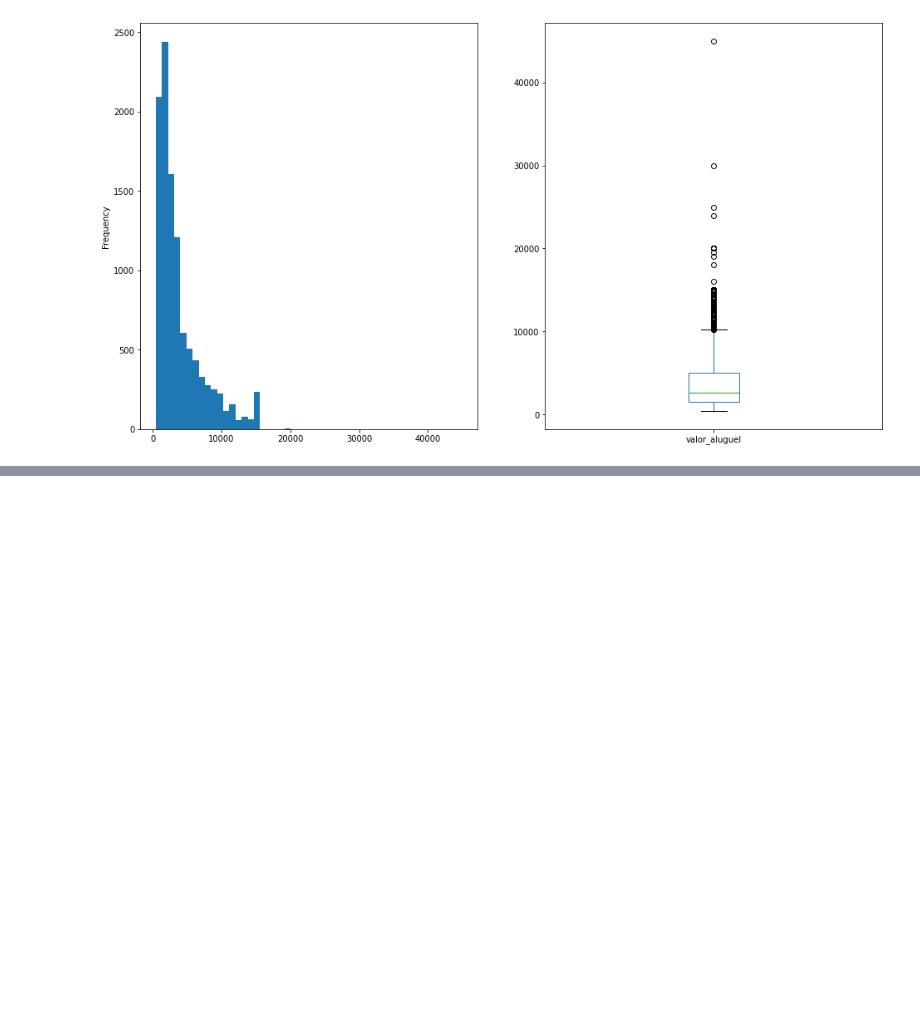
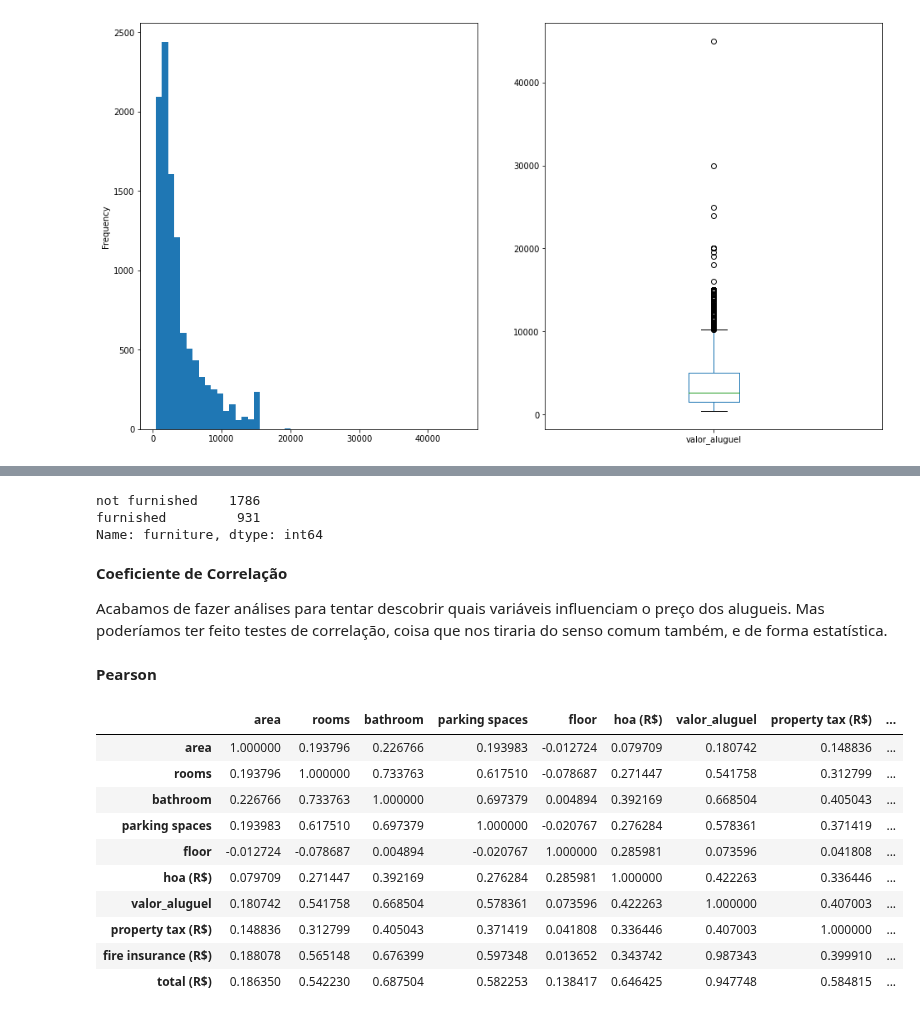
Before and after one commit to mikaelcordeiro/semanas, a Jupyter notebook: semana3/semana_3.ipynb, the cells around one changed output, grey strips where cells are left out. Saved outputs shown, nothing was run; the diff lists cells and outputs as text; code cells hidden in the pictures; blank space fills up the shorter version.

```diff
--- a/semana3/semana_3.ipynb
+++ b/semana3/semana_3.ipynb
@@ -194,0 +272,10 @@ df_lite['valor_aluguel'].plot(kind='box', ax=g2);
+# %%
+df_lite[filt]['furniture'].value_counts()
+# %% [output]
+not furnished    1786
+furnished         931
+Name: furniture, dtype: int64
+# %% [markdown]
+**Coeficiente de Correlação**
+
+Acabamos de fazer análises para tentar descobrir quais variáveis influenciam o preço dos alugueis. Mas poderíamos ter feito testes de correlação, coisa que nos tiraria do senso comum também, e de forma estatística.
@@ -194,0 +284,17 @@ df_lite['valor_aluguel'].plot(kind='box', ax=g2);
+# %% [markdown]
+**Pearson**
+# %%
+pearson = df_lite.loc[:, filt2].corr('pearson')
+pearson
+# %% [output]
+|  | area | rooms | bathroom | parking spaces | floor | hoa (R$) | valor_aluguel | property tax (R$) | ... |
+| area | 1.000000 | 0.193796 | 0.226766 | 0.193983 | -0.012724 | 0.079709 | 0.180742 | 0.148836 | ... |
+| rooms | 0.193796 | 1.000000 | 0.733763 | 0.617510 | -0.078687 | 0.271447 | 0.541758 | 0.312799 | ... |
+| bathroom | 0.226766 | 0.733763 | 1.000000 | 0.697379 | 0.004894 | 0.392169 | 0.668504 | 0.405043 | ... |
+| parking spaces | 0.193983 | 0.617510 | 0.697379 | 1.000000 | -0.020767 | 0.276284 | 0.578361 | 0.371419 | ... |
+| floor | -0.012724 | -0.078687 | 0.004894 | -0.020767 | 1.000000 | 0.285981 | 0.073596 | 0.041808 | ... |
+| hoa (R$) | 0.079709 | 0.271447 | 0.392169 | 0.276284 | 0.285981 | 1.000000 | 0.422263 | 0.336446 | ... |
+| valor_aluguel | 0.180742 | 0.541758 | 0.668504 | 0.578361 | 0.073596 | 0.422263 | 1.000000 | 0.407003 | ... |
+| property tax (R$) | 0.148836 | 0.312799 | 0.405043 | 0.371419 | 0.041808 | 0.336446 | 0.407003 | 1.000000 | ... |
+| fire insurance (R$) | 0.188078 | 0.565148 | 0.676399 | 0.597348 | 0.013652 | 0.343742 | 0.987343 | 0.399910 | ... |
+| total (R$) | 0.186350 | 0.542230 | 0.687504 | 0.582253 | 0.138417 | 0.646425 | 0.947748 | 0.584815 | ... |
```
Also changed, not shown: parts of 16 cells of this notebook.
